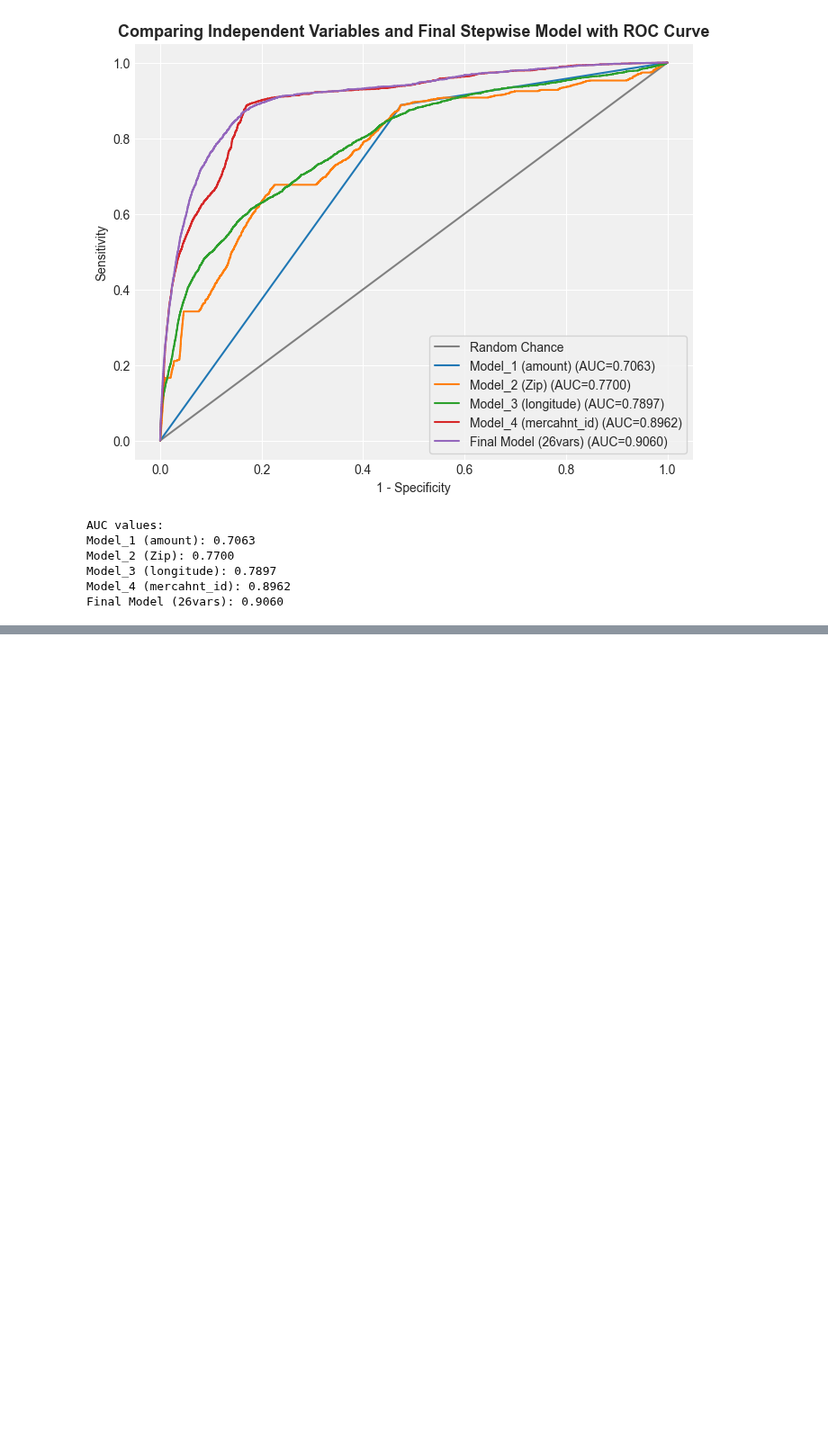
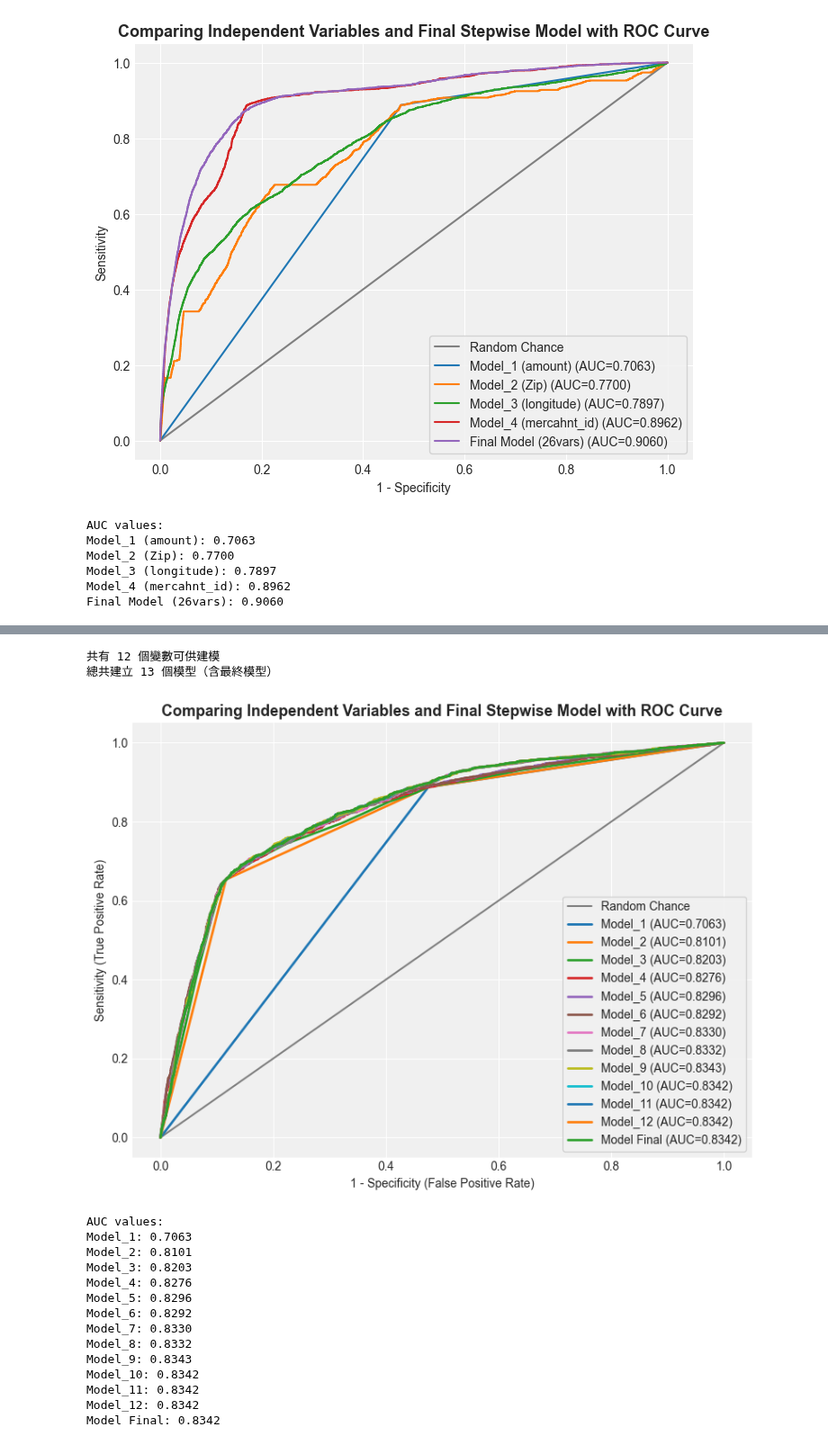
Before and after one commit to andyponn/2025_Fraud-Detection-project, a Jupyter notebook: Project(log-original).ipynb, the cells around one changed output, grey strips where cells are left out. Shown at 90% size. Saved outputs shown, nothing was run; the diff lists cells and outputs as text; code cells hidden in the pictures; blank space fills up the shorter version.

```diff
--- a/Project(log-original).ipynb
+++ b/Project(log-original).ipynb
@@ -1970,0 +2494,63 @@ Final Model (26vars): 0.9060
+# %%
+# 計算 included 長度
+n_vars = len(included)
+print(f"共有 {n_vars} 個變數可供建模")
+
+# 建立模型與 scaler 的容器
+models = []
+scalers = []
+model_names = []
+included_var_sets = []
+
+# 自動迴圈建立模型
+for k in range(1, n_vars + 1):
+    model_info = sklearn_logit_with_k(
+        train_df, test_df, dep_var="is_fraud", included=included, k=k
+    )
+    _, _, _, model, scaler = model_info
+
+    models.append(model)
+    scalers.append(scaler)
+    included_var_sets.append(included[:k])
+    model_names.append(f"Model_{k}")
+
+# 最後一個完整模型 (Final Model)
+model_final_info = sklearn_logit_with_k(
+    train_df, test_df, dep_var="is_fraud", included=included, k=314657018
+)
+_, _, _, model_final, scaler_final = model_final_info
+
+models.append(model_final)
+scalers.append(scaler_final)
+included_var_sets.append(included)
+model_names.append("Model Final")
+
+print(f"總共建立 {len(models)} 個模型（含最終模型）")
+
+# 🔹 繪製多模型 ROC 比較圖
+plot_multiple_roc_sklearn(
+    models=models,
+    scalers=scalers,
+    model_names=model_names,
+    test_df=test_df,
+    included_var_sets=included_var_sets,
+    target_col="is_fraud"
+)
+# %% [output]
+共有 12 個變數可供建模
+總共建立 13 個模型（含最終模型）
+[figure, added]
+AUC values:
+Model_1: 0.7063
+Model_2: 0.8101
+Model_3: 0.8203
+Model_4: 0.8276
+Model_5: 0.8296
+Model_6: 0.8292
+Model_7: 0.8330
+Model_8: 0.8332
+Model_9: 0.8343
+Model_10: 0.8342
+Model_11: 0.8342
+Model_12: 0.8342
+Model Final: 0.8342
```
Also changed, not shown: parts of 57 cells of this notebook.
